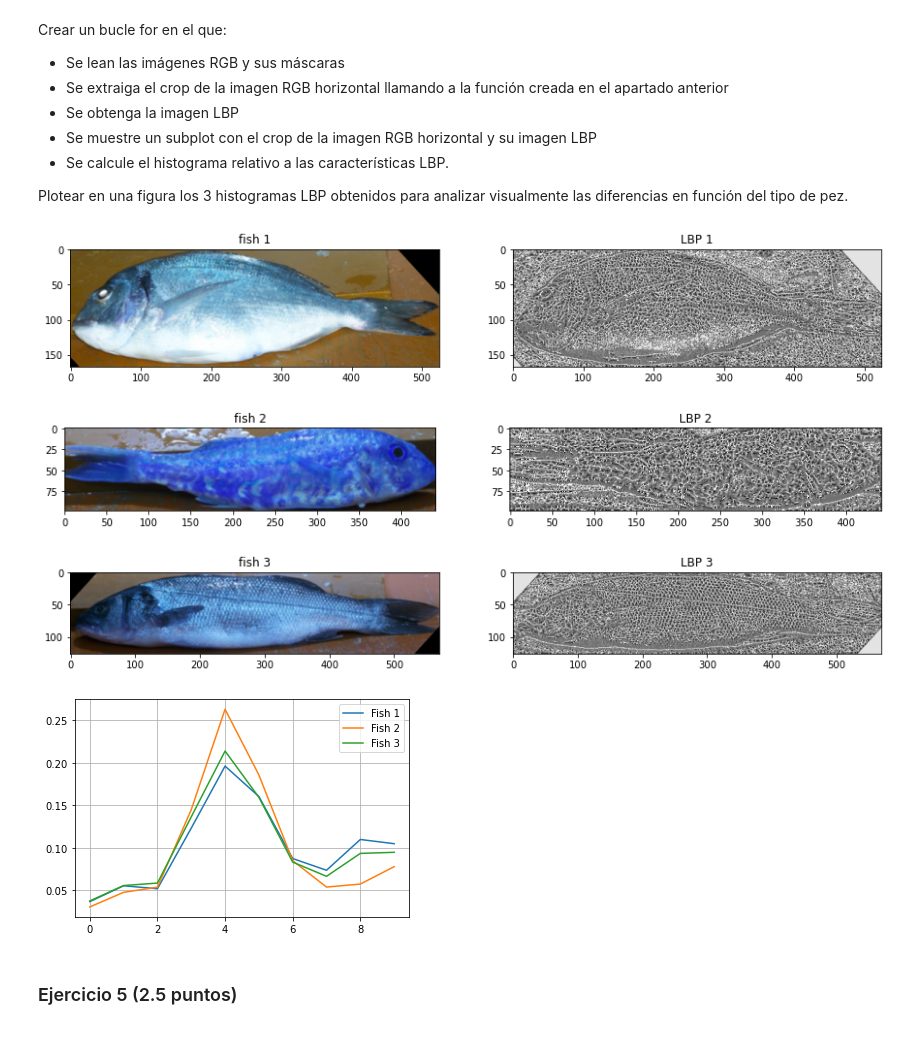
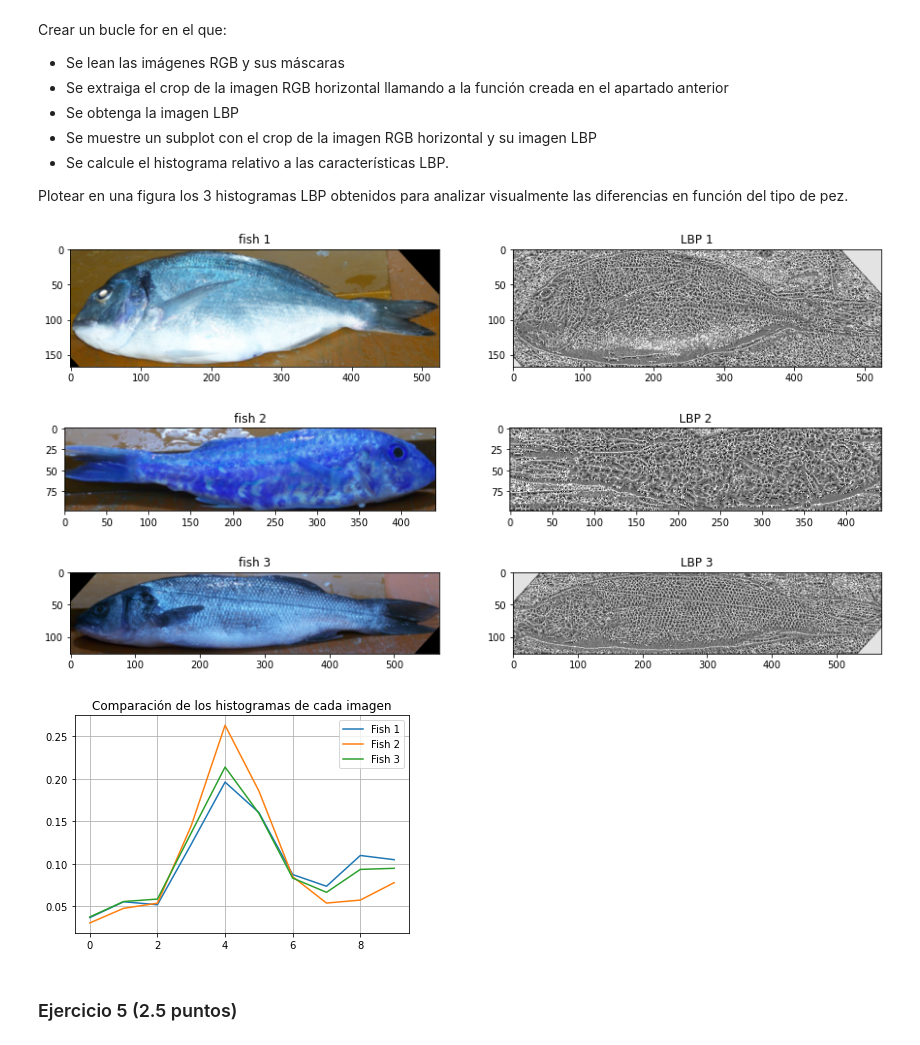
Before and after one commit to MauGutierrez/Master-AI, a Jupyter notebook: Aprendizaje Supervisado/Prueba Final/Prueba_final.ipynb, the cells around one changed output. Saved outputs shown, nothing was run; the diff lists cells and outputs as text; code cells hidden in the pictures.

```diff
--- a/Aprendizaje Supervisado/Prueba Final/Prueba_final.ipynb
+++ b/Aprendizaje Supervisado/Prueba Final/Prueba_final.ipynb
@@ -372,9 +387,12 @@ data_images = ['00001.png', '00002.png', '00003.png']
 histogramas = []
 
 for i in range(len(data_images)):
+    # Leemos la imagen RGB
     img = cv2.imread('data' + os.sep + 'fish_dataset' + os.sep + 'images' + os.sep + data_images[i])
+    # Leemos la mascara correspondiente de la imagen
     mask = cv2.imread('data' + os.sep + 'fish_dataset' + os.sep + 'masks' + os.sep + data_images[i])
 
+    # Llamamos a la funcion cropping_function para obtener el crop del objeto deseado
     new_image = cropping_function(img, mask)
 
     # Definimos los parámetros iniciales
@@ -382,37 +400,41 @@ for i in range(len(data_images)):
     P = 8*R # Número de píxeles vecinos
     epsilon = 1e-7 # Para normalizar el histograma
 
     # Extraemos la imagen LBP
     img_gray = cv2.cvtColor(new_image, cv2.COLOR_BGR2GRAY)
     lbp_image = local_binary_pattern(img_gray, P, R, method='uniform')
 
     # Visualizamos crop de la imagen y LBP
     figs, ax = plt.subplots(1,2, figsize=(15, 10))
     ax[0].imshow(new_image, cmap='gray'), ax[0].set_title('fish ' + str(i+1))
     ax[1].imshow(lbp_image, cmap='gray'), ax[1].set_title('LBP ' + str(i+1))
     plt.show()
 
     # Calculamos el histograma
     lbp_image = np.uint8(lbp_image)
     hist = cv2.calcHist([lbp_image.ravel()], [0], None, [P+2], [0, P+2])
 
     # Normalizamos el histograma
     hist = hist.astype("float")
     hist /= (hist.sum() + epsilon)
 
+    # Metemos cada histograma en una lista para visualizarlos todos en uno solo
+    # y asi comparar los resultados obtenidos
     histogramas.append(hist)
 
-plt.plot(histogramas[0])
-plt.plot(histogramas[1])
-plt.plot(histogramas[2])
+
+for histograma in histogramas:
+    plt.plot(histograma)
+
 plt.grid(True)
 plt.legend(["Fish 1", "Fish 2", "Fish 3"])
+plt.title('Comparación de los histogramas de cada imagen')
 plt.show()
 # %% [output]
 [figure]
 [figure]
 [figure]
-[figure, old version]
+[figure, new version]
 # %% [markdown]
 ### Ejercicio 5 (2.5 puntos)
 # %% [markdown]
```
Also changed, not shown: parts of 6 cells of this notebook, 32 other files.
